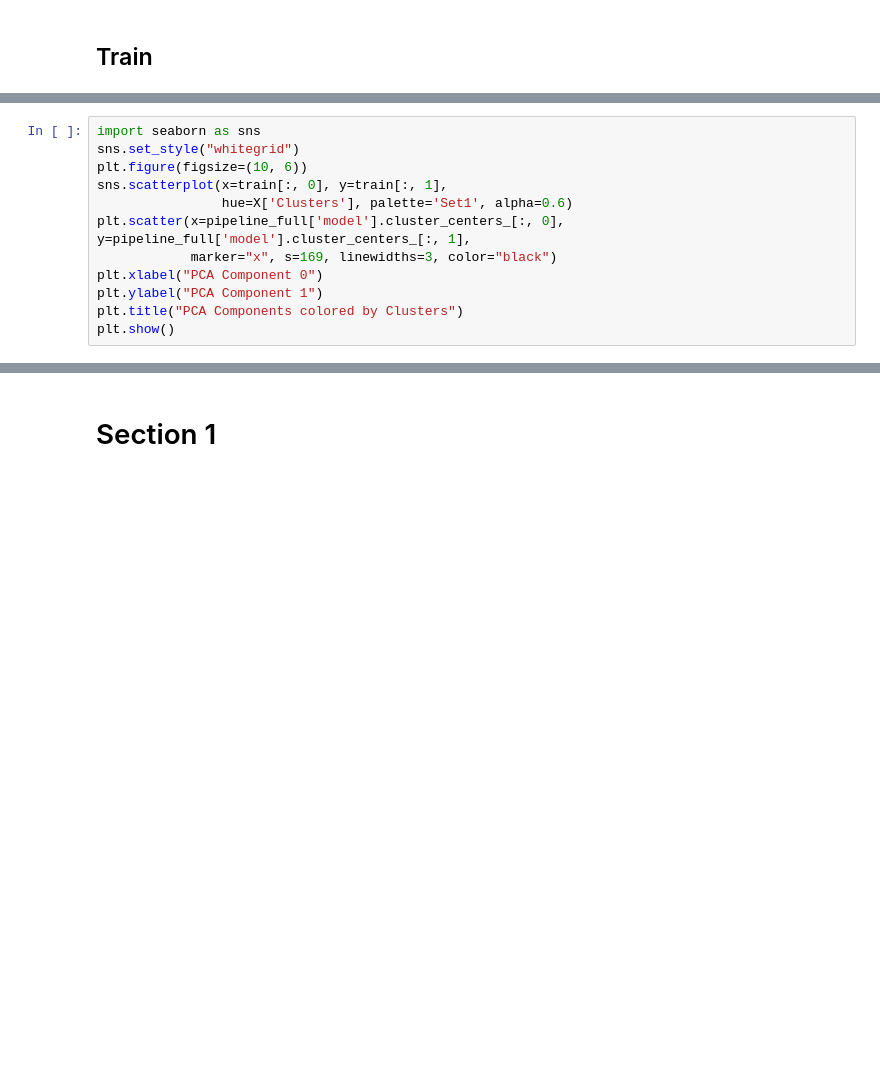
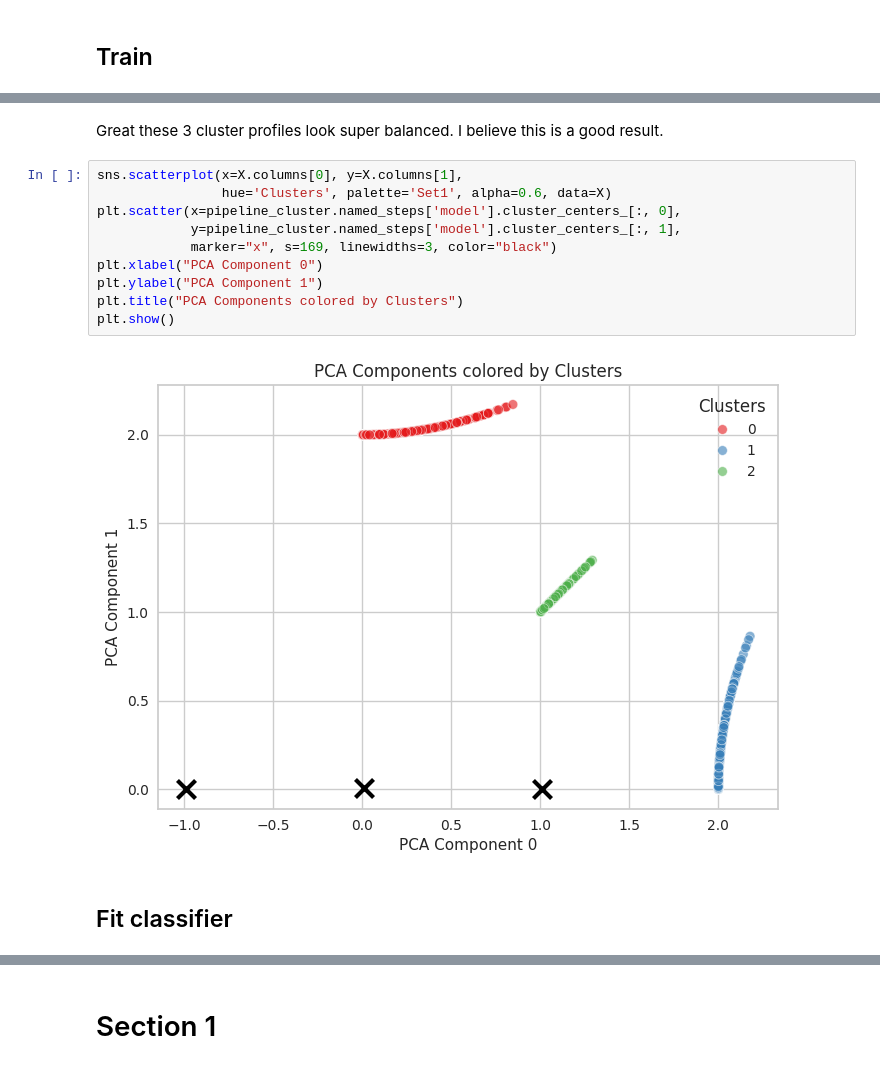
Before and after one commit to MaxBWiseman/Predictive_Analytics_Project, a Jupyter notebook: jupyter_notebooks/Modelling_and_Evaluation_Cluster.ipynb, the cells around one changed output, grey strips where cells are left out. Cells and saved outputs as stored; diff of their text form; blank space fills up the shorter version.

```diff
--- a/jupyter_notebooks/Modelling_and_Evaluation_Cluster.ipynb
+++ b/jupyter_notebooks/Modelling_and_Evaluation_Cluster.ipynb
@@ -534,12 +479,16 @@ plt.show()
+# %% [markdown]
+Great these 3 cluster profiles look super balanced. I believe this is a good result.
 # %%
-import seaborn as sns
-sns.set_style("whitegrid")
-plt.figure(figsize=(10, 6))
-sns.scatterplot(x=train[:, 0], y=train[:, 1],
-                hue=X['Clusters'], palette='Set1', alpha=0.6)
-plt.scatter(x=pipeline_full['model'].cluster_centers_[:, 0], y=pipeline_full['model'].cluster_centers_[:, 1],
+sns.scatterplot(x=X.columns[0], y=X.columns[1],
+                hue='Clusters', palette='Set1', alpha=0.6, data=X)
+plt.scatter(x=pipeline_cluster.named_steps['model'].cluster_centers_[:, 0],
+            y=pipeline_cluster.named_steps['model'].cluster_centers_[:, 1],
             marker="x", s=169, linewidths=3, color="black")
 plt.xlabel("PCA Component 0")
 plt.ylabel("PCA Component 1")
 plt.title("PCA Components colored by Clusters")
 plt.show()
+# %% [output]
+[figure, added]
+# %% [markdown]
+## Fit classifier
```
Also changed, not shown: parts of 75 cells of this notebook, 1 other file.
